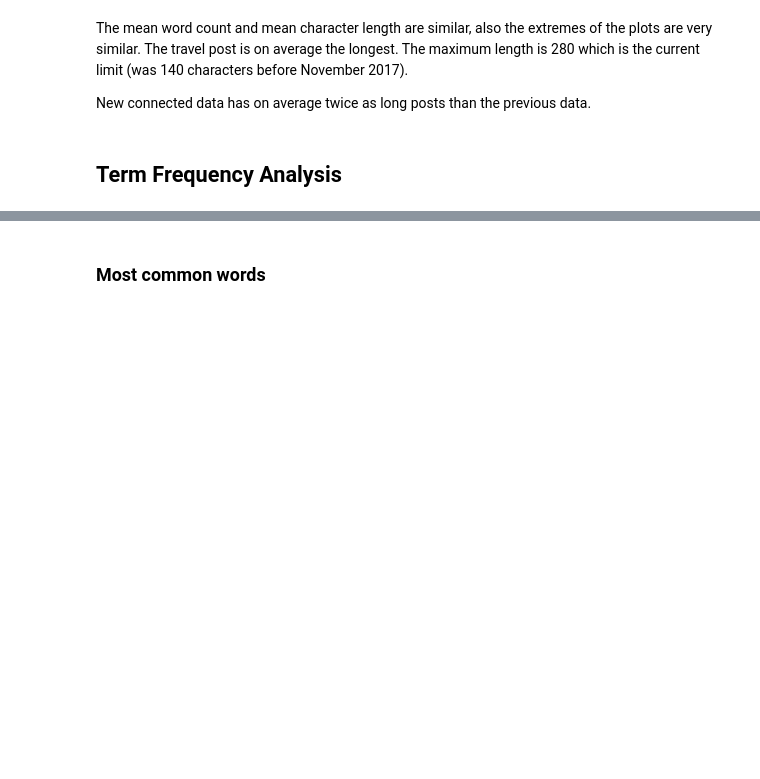
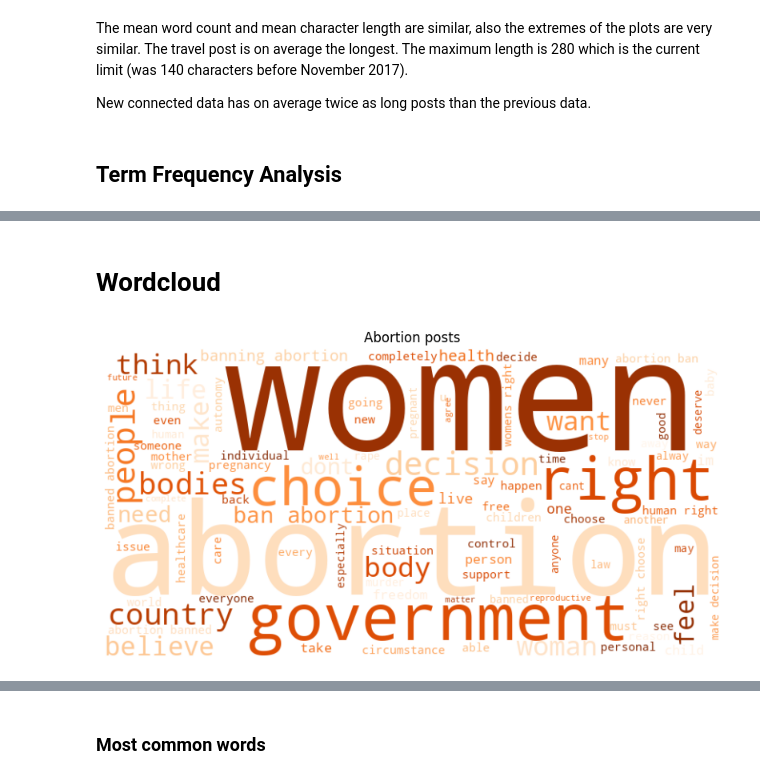
Before and after one commit to jfpio/narcissistic-twitter, a Jupyter notebook: notebooks/exploratory_data_analysis.ipynb, the cells around one changed output, grey strips where cells are left out. Drawn from its saved outputs; the diff is of its cells as text; code cells hidden in the pictures; blank space fills up the shorter version.

Commit message:
update data and generate wordcloud

```diff
--- a/notebooks/exploratory_data_analysis.ipynb
+++ b/notebooks/exploratory_data_analysis.ipynb
@@ -340,0 +343,19 @@ AI total words: 5364
+# %% [markdown]
+# Wordcloud
+# %%
+text = " ".join(corpus_ab)
+
+# Generate the word cloud
+wordcloud = WordCloud(width=800, height=400,
+                      background_color='white',
+                      colormap='Oranges',
+                      max_words=100).generate(text)
+
+# Display the word cloud
+plt.figure(figsize=(10, 5))
+plt.imshow(wordcloud, interpolation='bilinear')
+plt.title('Abortion posts')
+plt.axis("off")
+plt.show()
+# %% [output]
+[figure, added]
```
Also changed, not shown: parts of 20 cells of this notebook, 1 other file.
